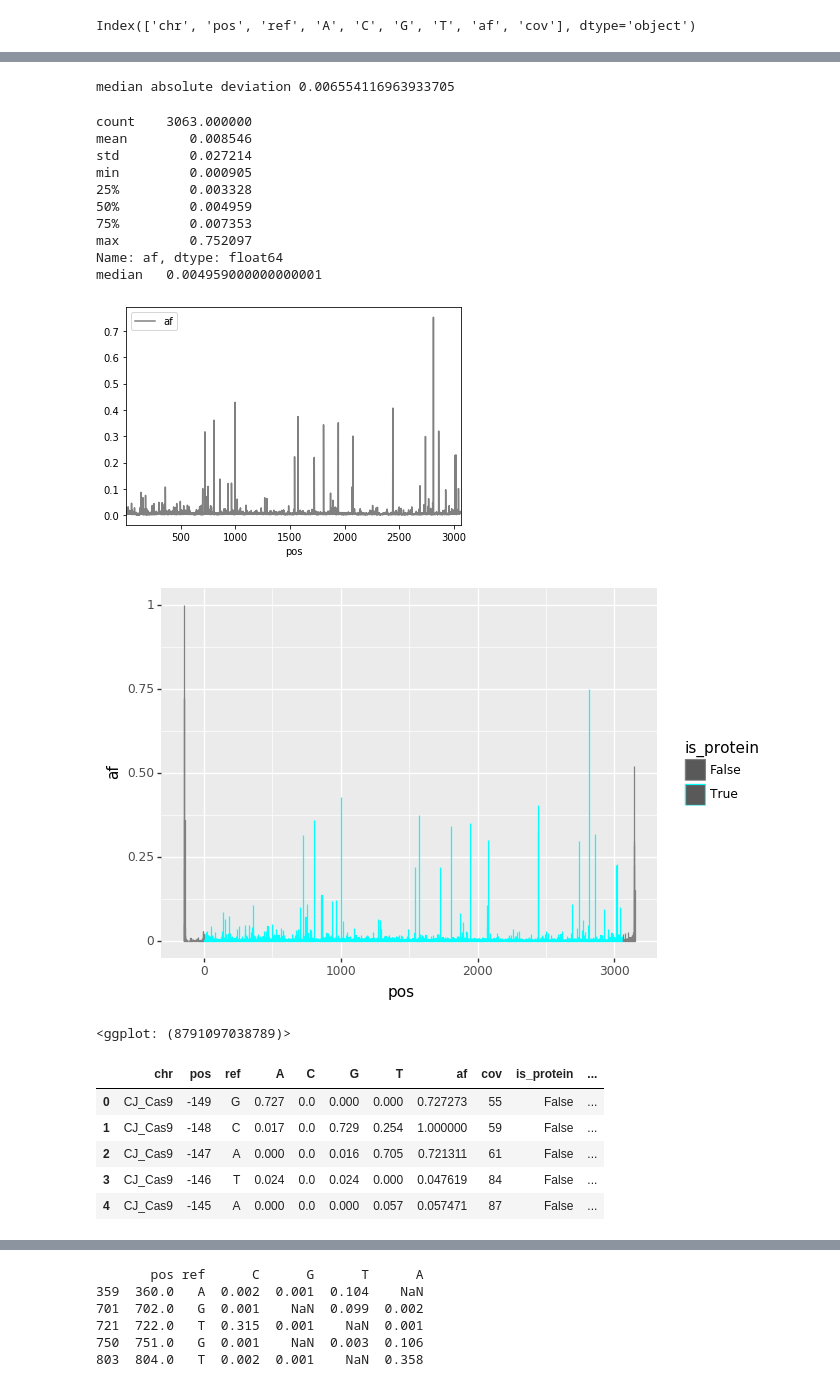
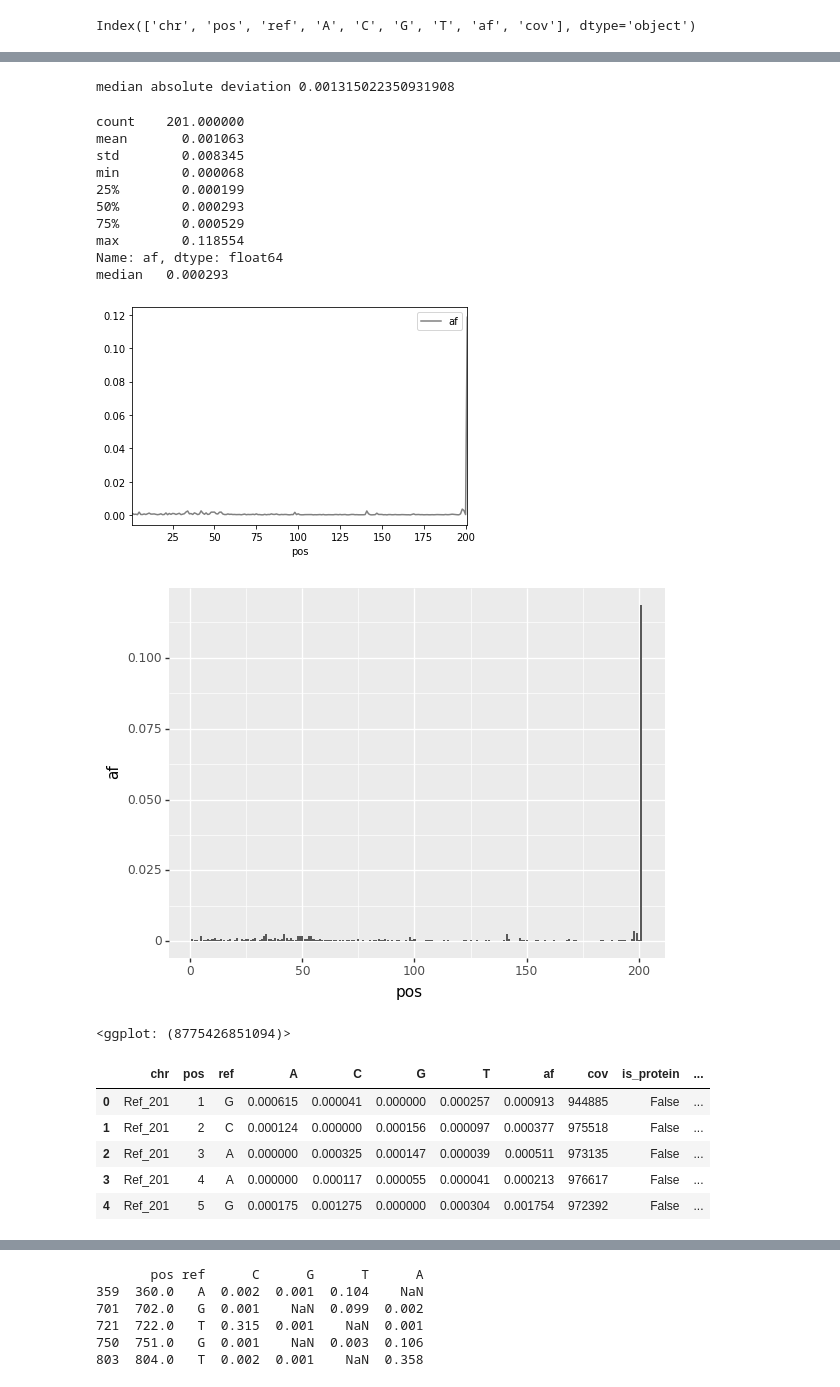
Before and after one commit to L-F-S/NGS_amplicon_VariantCalling, a Jupyter notebook: Variants calling.ipynb, the cells around one changed output, grey strips where cells are left out. Drawn from its saved outputs; the diff is of its cells as text; code cells hidden in the pictures.

```diff
--- a/Variants calling.ipynb
+++ b/Variants calling.ipynb
@@ -14,6 +14,7 @@ import numpy as np
 import pandas as pd
 import matplotlib.pyplot as plt
 
+wdir="/home/lorenzo/cereseto lab/Aiello_EvolvR_Jan2020/"
 n='1'#str(input("Quale sample vuoi osservare? [0, 1, 2, 3, A]"))
 is_deduped=True
 if not is_deduped:
@@ -22,6 +23,8 @@ if not is_deduped:
 else:
     dataname="/home/lorenzo/Cas_mining/mapping/vcf_pacbam_out/deduped/SS"+n+"_CJ_variant.sorted.pileup"
     samplename="S"+n+"_dedup"
+samplename="L-JON_S2_L001_R1_001_trimmed.fq.gz.sorted.pileup"
+dataname="/home/lorenzo/cereseto lab/Aiello_EvolvR_Jan2020/03_variant_calling/"+samplename
 original_pileup=pd.read_csv(dataname, sep="\t", header=0)
 print(original_pileup.columns) #chr, pos, ref , A, C , G , T, af , cov
 # %% [output]
@@ -29,6 +32,6 @@ Index(['chr', 'pos', 'ref', 'A', 'C', 'G', 'T', 'af', 'cov'], dtype='object')
 # %%
 #we are interested in values relative to coverage:
 for letter in ["A", "T","C","G"]:
-    original_pileup[letter]=round(original_pileup[letter]/original_pileup["cov"], 3)
+    original_pileup[letter]=original_pileup[letter]/original_pileup["cov"]
 print(original_pileup.tail())
 # %% [output]
@@ -41,16 +55,14 @@ print(original_pileup.tail())
 # %%
-#index is the 1 based position (position 1 is missing for some reason, ma
-# fortunatamente non ci interessa)
-pileup=original_pileup
 #
-CJ_start=151
-CJ_end=3213
+# se il primer è gcaagctga
+start=10
+end=201
 #add a label to the old data to indicate if this part belongs to CJ or not
-pileup["is_protein"]= [ True if x>=CJ_start and x<= CJ_end else False for x in pileup["pos"] ]
-pileup["pos"]=pileup["pos"]-CJ_start+1
+pileup["is_protein"]= [ True if x>=start and x<= end else False for x in pileup["pos"] ]
+#pileup["pos"]=pileup["pos"]-start+1
 #just slice out if needed:
 #CJ_pileup=pileup[pileup["is_protein"]==True]
 
-print(pileup.loc[149:153])
-print(pileup.tail(2))
+print(pileup.loc[190:201])
+print(pileup.head(11))
 # %% [output]
@@ -132,26 +129,25 @@ plt.savefig("imgs/"+samplename+"_coverage.png")
 # %%
-print("median absolute deviation", CJ_pileup["af"].mad())
+print("median absolute deviation", pileup["af"].mad())
 # %% [output]
-median absolute deviation 0.006554116963933705
+median absolute deviation 0.001315022350931908
 # %%
 #plot allelic fraction
-CJ_pileup.plot(x='pos', y='af',color='gray')
-plt.savefig("S"+n+"_af.png")
-print(CJ_pileup["af"].describe())
-print("median\t", CJ_pileup["af"].median())
-plt.savefig("imgs/"+samplename+"_af.png")
+pileup.plot(x='pos', y='af',color='gray')
+print(pileup["af"].describe())
+print("median\t", pileup["af"].median())
+plt.savefig(wdir+"/"+samplename[:5]+"_af.png")
 # %% [output]
-count    3063.000000
-mean        0.008546
-std         0.027214
-min         0.000905
-25%         0.003328
-50%         0.004959
-75%         0.007353
-max         0.752097
+count    201.000000
+mean       0.001063
+std        0.008345
+min        0.000068
+25%        0.000199
+50%        0.000293
+75%        0.000529
+max        0.118554
 Name: af, dtype: float64
-median   0.004959000000000001
+median   0.000293
-[figure, old version]
+[figure, new version]
 # %%
 from plotnine import *
 # %%
@@ -160,11 +156,12 @@ def mycolorpalette(color):
         return "cyan"
     return "gray"
 # %%
-(ggplot(pileup)         # defining what data to use
- + aes(x='pos', y='af', color="is_protein")      # defining what variable to use
- +geom_col()# defining the type of plot to use
- +scale_color_manual(values={False:"grey", True:"cyan"})
+plot=(ggplot(pileup)         # defining what data to use
+ + aes(x='pos', y='af') #color="is_protein")      # defining what variable to use
+ + geom_col()# defining the type of plot to use
+# +scale_color_manual(values={False:"grey", True:"cyan"})
 )
+print(plot)
 # %% [output]
-[figure, old version]
+[figure, new version]
-<ggplot: (8791097038789)>
+<ggplot: (8775426851094)>
@@ -172,11 +171,11 @@ def mycolorpalette(color):
 pileup.head()
 # %% [output]
 |  | chr | pos | ref | A | C | G | T | af | cov | is_protein | ... |
-| 0 | CJ_Cas9 | -149 | G | 0.727 | 0.0 | 0.000 | 0.000 | 0.727273 | 55 | False | ... |
-| 1 | CJ_Cas9 | -148 | C | 0.017 | 0.0 | 0.729 | 0.254 | 1.000000 | 59 | False | ... |
-| 2 | CJ_Cas9 | -147 | A | 0.000 | 0.0 | 0.016 | 0.705 | 0.721311 | 61 | False | ... |
-| 3 | CJ_Cas9 | -146 | T | 0.024 | 0.0 | 0.024 | 0.000 | 0.047619 | 84 | False | ... |
-| 4 | CJ_Cas9 | -145 | A | 0.000 | 0.0 | 0.000 | 0.057 | 0.057471 | 87 | False | ... |
+| 0 | Ref_201 | 1 | G | 0.000615 | 0.000041 | 0.000000 | 0.000257 | 0.000913 | 944885 | False | ... |
+| 1 | Ref_201 | 2 | C | 0.000124 | 0.000000 | 0.000156 | 0.000097 | 0.000377 | 975518 | False | ... |
+| 2 | Ref_201 | 3 | A | 0.000000 | 0.000325 | 0.000147 | 0.000039 | 0.000511 | 973135 | False | ... |
+| 3 | Ref_201 | 4 | A | 0.000000 | 0.000117 | 0.000055 | 0.000041 | 0.000213 | 976617 | False | ... |
+| 4 | Ref_201 | 5 | G | 0.000175 | 0.001275 | 0.000000 | 0.000304 | 0.001754 | 972392 | False | ... |
 # %%
 # create a dataset with 4 more rows per column, and one more column called 'color_map' (which can be A,C,T,G,ref,plasmid), so every column tells
 # what the value is, and the rows A,C,T,G,ref are just 1 row: value
```
Also changed, not shown: parts of 17 cells of this notebook, 1 other file.
